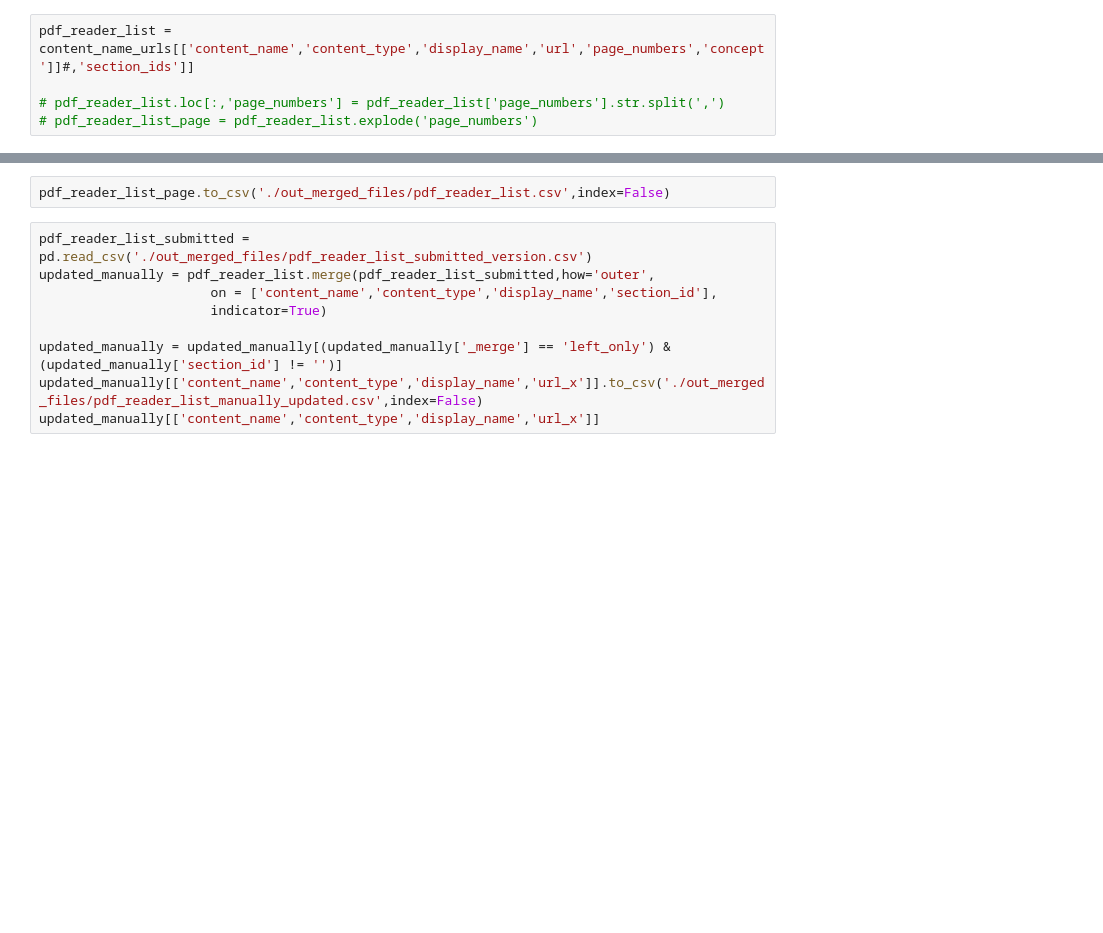
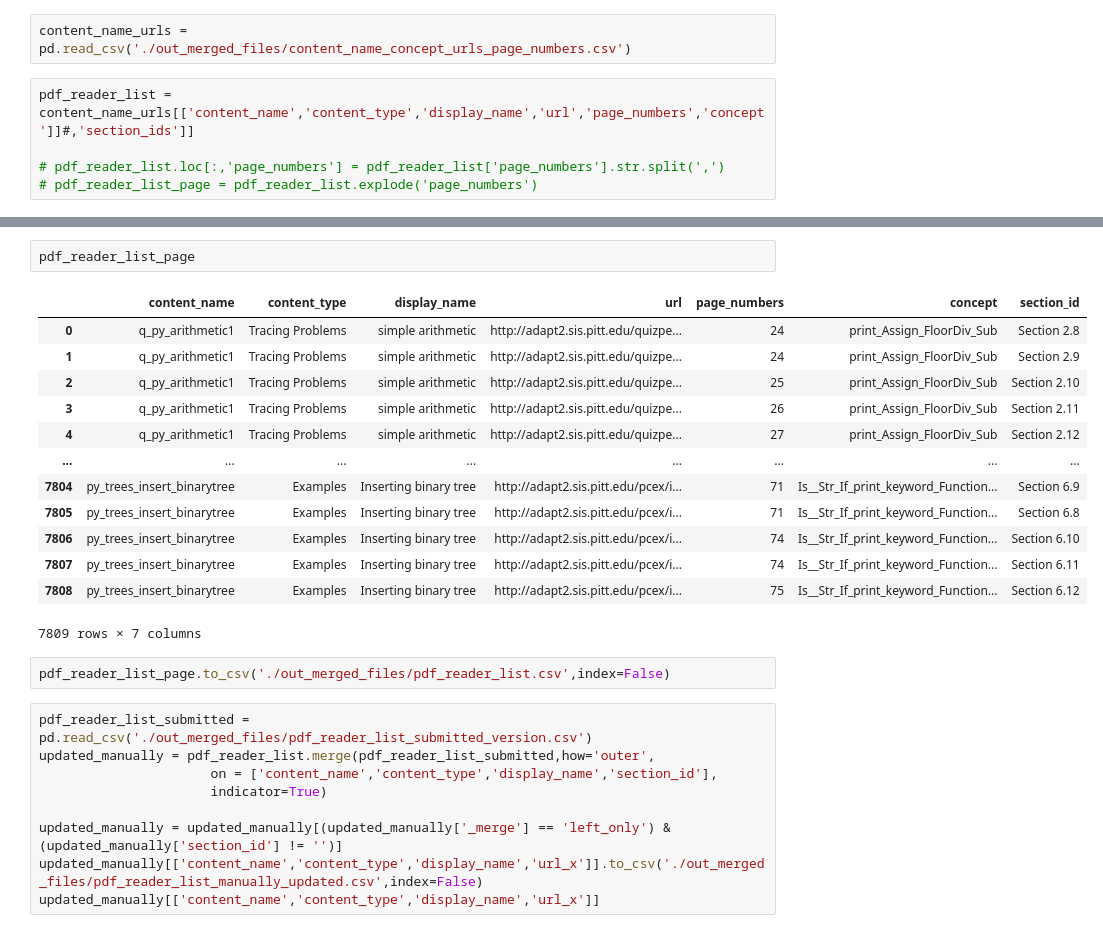
Before and after one commit to PAWSLabUniversityOfPittsburgh/python-parser, a Jupyter notebook: merge_concepts.ipynb, the cells around one changed output, grey strips where cells are left out. Saved outputs shown, nothing was run; the diff lists cells and outputs as text; blank space fills up the shorter version.

```diff
--- a/merge_concepts.ipynb
+++ b/merge_concepts.ipynb
@@ -239,5 +324,7 @@ content_name_urls[['content_name','content_type','display_name','url','page_numb
 # %%
 content_name_urls.to_csv('./out_merged_files/content_name_concept_urls_page_numbers.csv',index=False)
+# %%
+content_name_urls = pd.read_csv('./out_merged_files/content_name_concept_urls_page_numbers.csv')
 # %%
 pdf_reader_list = content_name_urls[['content_name','content_type','display_name','url','page_numbers','concept']]#,'section_ids']]
 
@@ -251,3 +344,19 @@ pdf_reader_list_page.loc[:,'page_numbers'] = pdf_reader_list_page['page_numbers'
+# %%
+pdf_reader_list_page
+# %% [output]
+|  | content_name | content_type | display_name | url | page_numbers | concept | section_id |
+| 0 | q_py_arithmetic1 | Tracing Problems | simple arithmetic | http://adapt2.sis.pitt.edu/quizpe... | 24 | print_Assign_FloorDiv_Sub | Section 2.8 |
+| 1 | q_py_arithmetic1 | Tracing Problems | simple arithmetic | http://adapt2.sis.pitt.edu/quizpe... | 24 | print_Assign_FloorDiv_Sub | Section 2.9 |
+| 2 | q_py_arithmetic1 | Tracing Problems | simple arithmetic | http://adapt2.sis.pitt.edu/quizpe... | 25 | print_Assign_FloorDiv_Sub | Section 2.10 |
+| 3 | q_py_arithmetic1 | Tracing Problems | simple arithmetic | http://adapt2.sis.pitt.edu/quizpe... | 26 | print_Assign_FloorDiv_Sub | Section 2.11 |
+| 4 | q_py_arithmetic1 | Tracing Problems | simple arithmetic | http://adapt2.sis.pitt.edu/quizpe... | 27 | print_Assign_FloorDiv_Sub | Section 2.12 |
+| ... | ... | ... | ... | ... | ... | ... | ... |
+| 7804 | py_trees_insert_binarytree | Examples | Inserting binary tree | http://adapt2.sis.pitt.edu/pcex/i... | 71 | Is__Str_If_print_keyword_Function... | Section 6.9 |
+| 7805 | py_trees_insert_binarytree | Examples | Inserting binary tree | http://adapt2.sis.pitt.edu/pcex/i... | 71 | Is__Str_If_print_keyword_Function... | Section 6.8 |
+| 7806 | py_trees_insert_binarytree | Examples | Inserting binary tree | http://adapt2.sis.pitt.edu/pcex/i... | 74 | Is__Str_If_print_keyword_Function... | Section 6.10 |
+| 7807 | py_trees_insert_binarytree | Examples | Inserting binary tree | http://adapt2.sis.pitt.edu/pcex/i... | 74 | Is__Str_If_print_keyword_Function... | Section 6.11 |
+| 7808 | py_trees_insert_binarytree | Examples | Inserting binary tree | http://adapt2.sis.pitt.edu/pcex/i... | 75 | Is__Str_If_print_keyword_Function... | Section 6.12 |
+7809 rows × 7 columns
 # %%
 pdf_reader_list_page.to_csv('./out_merged_files/pdf_reader_list.csv',index=False)
 # %%
```
Also changed, not shown: parts of 15 cells of this notebook, 1 other file.
